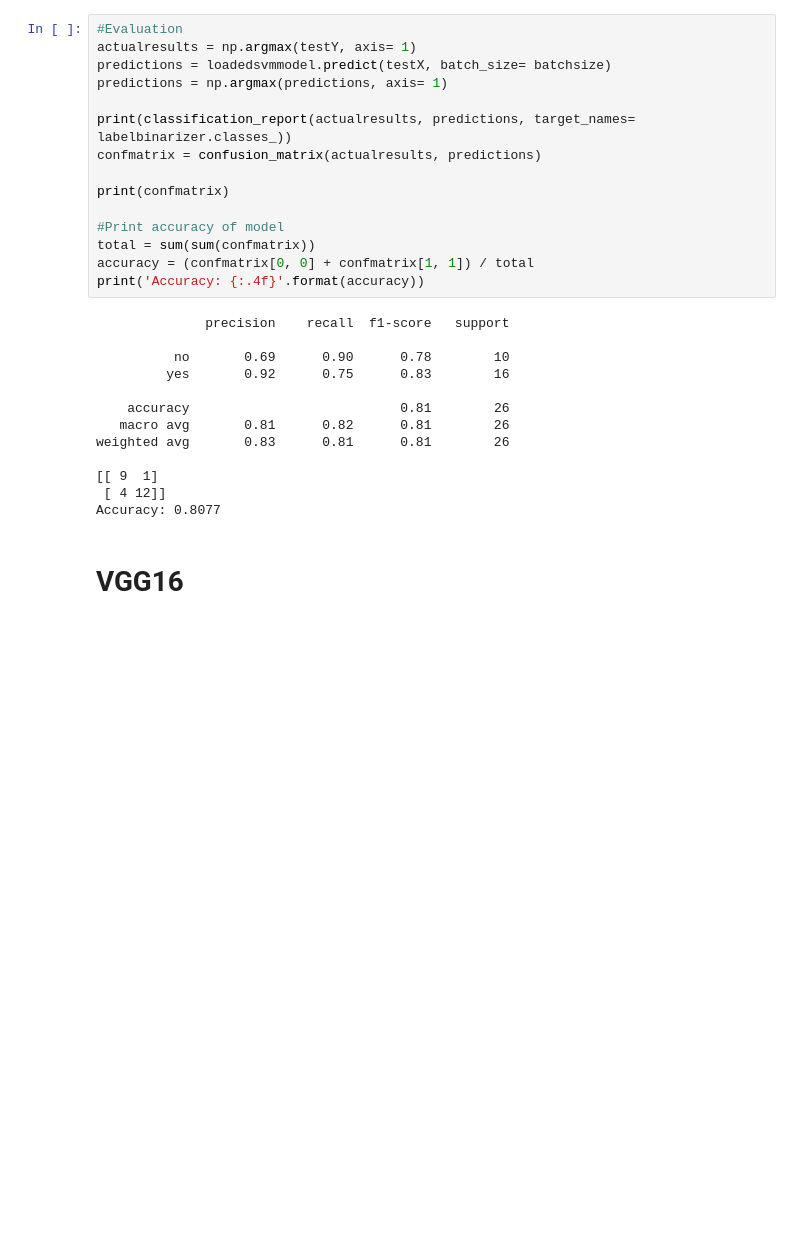
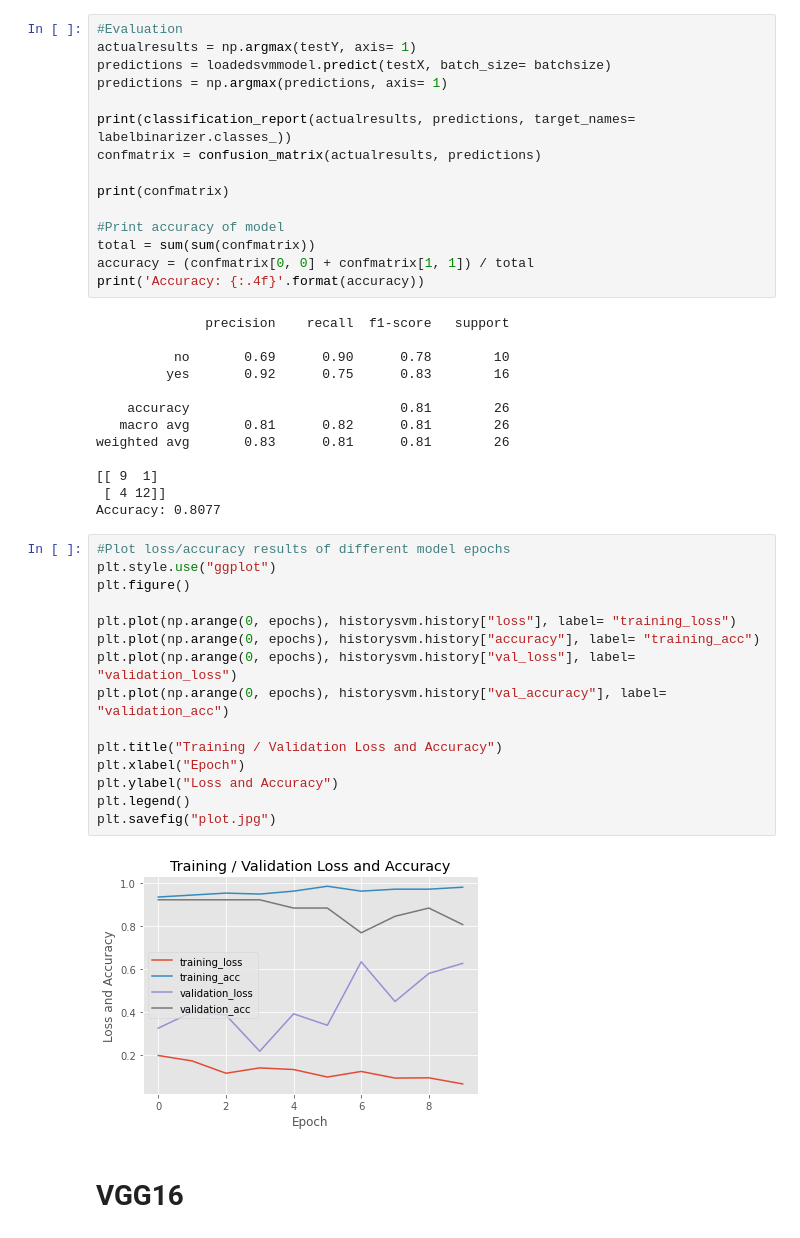
Before and after one commit to EnvyCy/BrainTumorClassifier, a Jupyter notebook: mainNotebook.ipynb, the cells around one changed output. Cells and saved outputs as stored; diff of their text form; blank space fills up the shorter version.

```diff
--- a/mainNotebook.ipynb
+++ b/mainNotebook.ipynb
@@ -152,6 +152,23 @@ weighted avg       0.83      0.81      0.81        26
 [[ 9  1]
  [ 4 12]]
 Accuracy: 0.8077
+# %%
+#Plot loss/accuracy results of different model epochs
+plt.style.use("ggplot")
+plt.figure()
+
+plt.plot(np.arange(0, epochs), historysvm.history["loss"], label= "training_loss")
+plt.plot(np.arange(0, epochs), historysvm.history["accuracy"], label= "training_acc")
+plt.plot(np.arange(0, epochs), historysvm.history["val_loss"], label= "validation_loss")
+plt.plot(np.arange(0, epochs), historysvm.history["val_accuracy"], label= "validation_acc")
+
+plt.title("Training / Validation Loss and Accuracy")
+plt.xlabel("Epoch")
+plt.ylabel("Loss and Accuracy")
+plt.legend()
+plt.savefig("plot.jpg")
+# %% [output]
+[figure, added]
 # %% [markdown]
 # VGG16
 # %%
```
